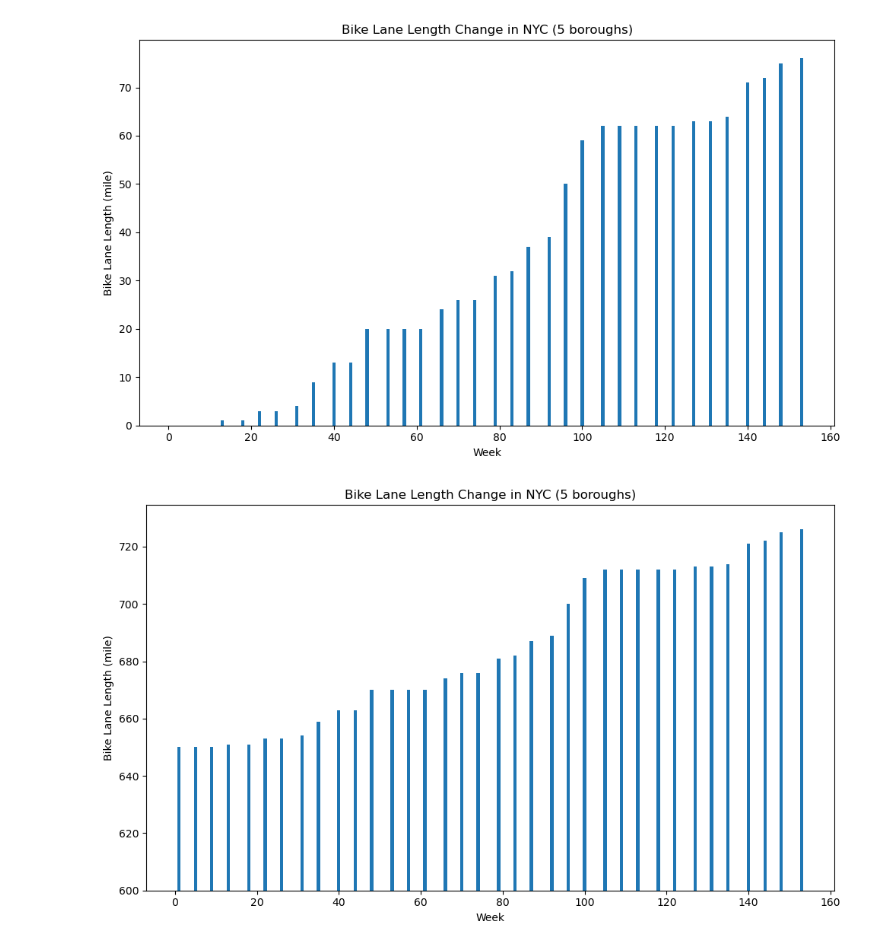
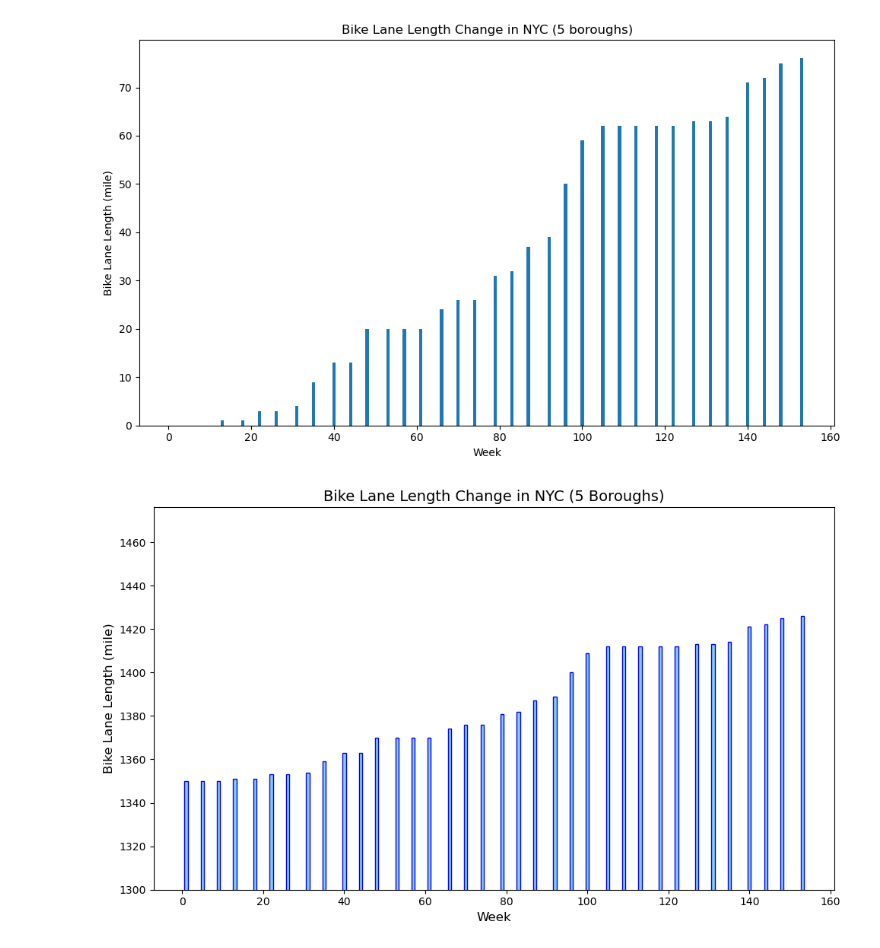
Before and after one commit to amyxqc/bikenyc2024, a Jupyter notebook: weather.ipynb, the cells around one changed output. Saved outputs shown, nothing was run; the diff lists cells and outputs as text; code cells hidden in the pictures.

```diff
--- a/weather.ipynb
+++ b/weather.ipynb
@@ -866,7 +892,7 @@ print(filtered_data)  # Display the processed data
 36 2025-01-01  2025             1          157       NaN
 # %%
 # Add a new column `FullLength` by adding 650 to the `Complete` column
-filtered_data['FullLength'] = filtered_data['Complete'] + 650
+filtered_data['FullLength'] = filtered_data['Complete'] + 1350
 
 # Display the updated DataFrame
 print(filtered_data)
@@ -903,14 +929,24 @@ plt.show()
 # %% [output]
 [figure]
 # %%
-# Plot the data
+# Assuming `filtered_data` is already loaded and contains the required columns
 plt.figure(figsize=(10, 6))
-plt.bar(filtered_data["Week_Number"], filtered_data["FullLength"], width=0.8)
-plt.title("Bike Lane Length Change in NYC (5 boroughs)")
-plt.xlabel("Week")
-plt.ylabel("Bike Lane Length (mile)")
-plt.ylim(600, df["Bike Lane Length (mile)"].max() + 10)  # Set y-axis range starting at 550
+
+# Plot the bar chart
+plt.bar(filtered_data["Week_Number"], filtered_data["FullLength"], width=0.8, color="skyblue", edgecolor="blue")
+
+# Add title and labels
+plt.title("Bike Lane Length Change in NYC (5 Boroughs)", fontsize=14)
+plt.xlabel("Week", fontsize=12)
+plt.ylabel("Bike Lane Length (mile)", fontsize=12)
+
+# Set y-axis limit
+plt.ylim(1300, filtered_data["FullLength"].max() + 50)  # Adjust the upper limit slightly above the max value
+
+# Adjust layout
 plt.tight_layout()
+
+# Show the plot
 plt.show()
 # %% [output]
-[figure, old version]
+[figure, new version]
```
Also changed, not shown: parts of 2 cells of this notebook, 3 other files.
